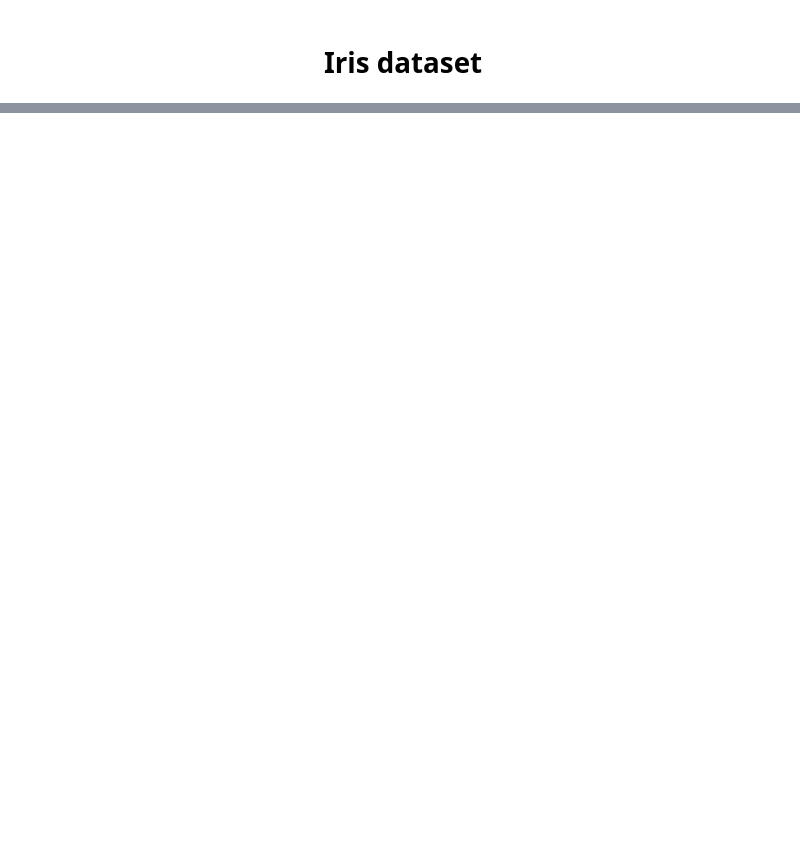
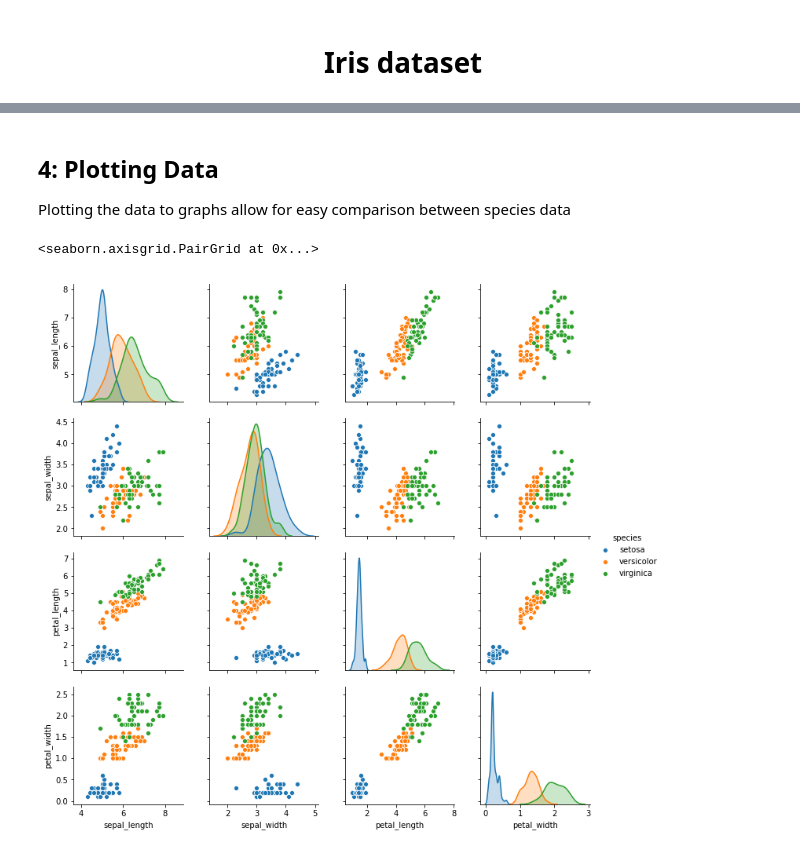
Before and after one commit to Mrlarkin24/Emerging-Technologies, a Jupyter notebook: Iris-Dataset.ipynb, the cells around one changed output, grey strips where cells are left out. Saved outputs shown, nothing was run; the diff lists cells and outputs as text; code cells hidden in the pictures; blank space fills up the shorter version.

```diff
--- a/Iris-Dataset.ipynb
+++ b/Iris-Dataset.ipynb
@@ -33,0 +37,5 @@ import matplotlib.pyplot as plot
+# %%
+# Load the iris data set from a URL.
+irisData = pd.read_csv("https://raw.githubusercontent.com/uiuc-cse/data-fa14/gh-pages/data/iris.csv")
+# Sets the max amount of rows displayed to 10
+pd.set_option('display.max_rows', 10)
@@ -33,0 +139,8 @@ import matplotlib.pyplot as plot
+# %% [markdown]
+## 4: Plotting Data
+Plotting the data to graphs allow for easy comparison between species data
+# %%
+sea.pairplot(irisData, hue='species')
+# %% [output]
+<seaborn.axisgrid.PairGrid at 0x...>
+[figure, added]
```
Also changed, not shown: parts of 34 cells of this notebook.
